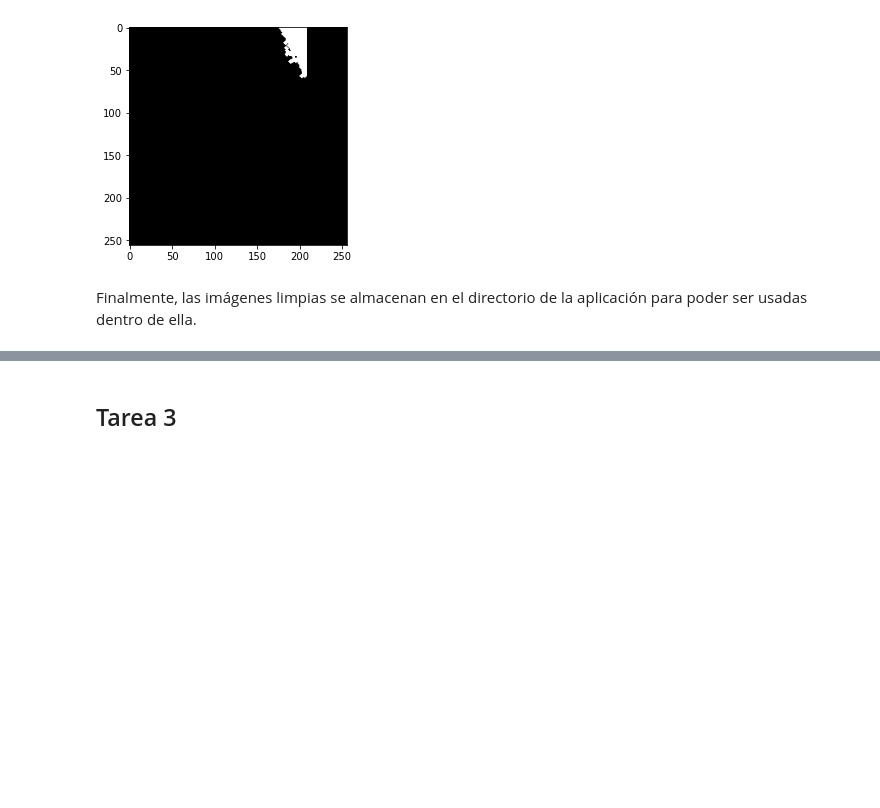
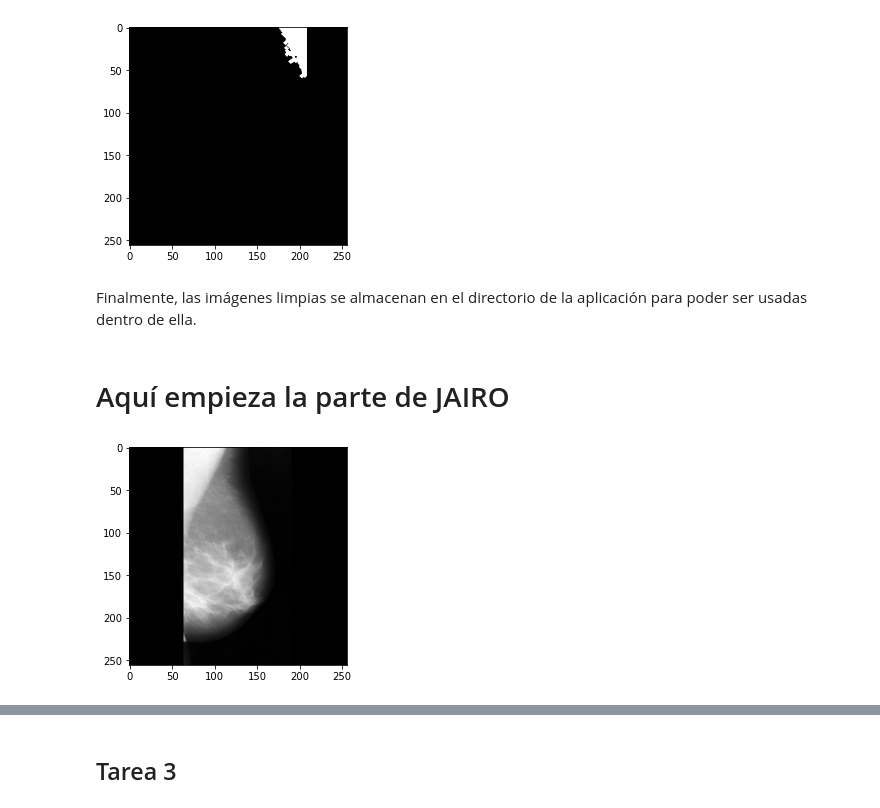
Before and after one commit to data-and-code/trabajo_con_imagenes, a Jupyter notebook: data-raw/clean_imgs.ipynb, the cells around one changed output, grey strips where cells are left out. Saved outputs shown, nothing was run; the diff lists cells and outputs as text; code cells hidden in the pictures; blank space fills up the shorter version.

```diff
--- a/data-raw/clean_imgs.ipynb
+++ b/data-raw/clean_imgs.ipynb
@@ -598,3 +599,10 @@ Finalmente, las imágenes limpias se almacenan en el directorio de la aplicació
 for img, img_bin_clean, img_num in zip(imgs_clean_2, imgs_bin_clean_2, imgs_nums):
     cv.imwrite(app_dir + str(img_num) + '_clean_2.png', img)
     cv.imwrite(app_dir + str(img_num) + '_bin_clean_2.png', np.where(img_bin_clean == 1, 255, 0))
+# %% [markdown]
+# Aquí empieza la parte de JAIRO
+# %%
+plt.imshow(clean_imgs[51], cmap='gray')
+plt.show()
+# %% [output]
+[figure, added]
```
Also changed, not shown: parts of 13 cells of this notebook, 1 other file.
